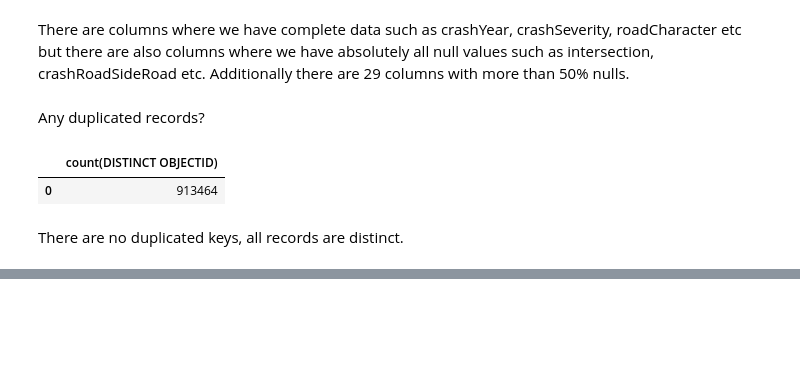
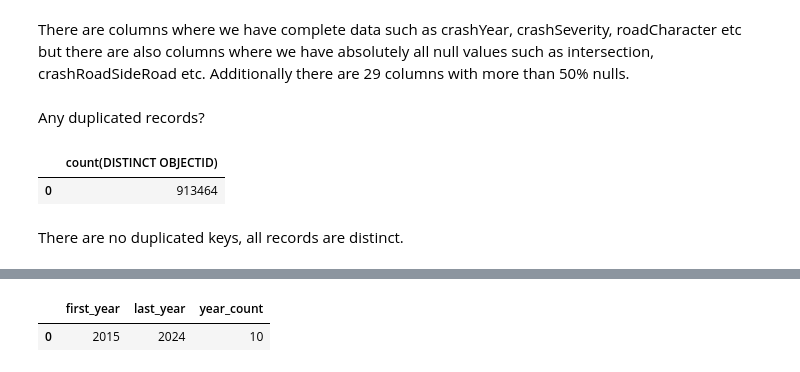
Before and after one commit to Lam-Truong/nz-road-safety-sql, a Jupyter notebook: project_1_workbook.ipynb, the cells around one changed output, grey strips where cells are left out. Saved outputs shown, nothing was run; the diff lists cells and outputs as text; code cells hidden in the pictures; blank space fills up the shorter version.

```diff
--- a/project_1_workbook.ipynb
+++ b/project_1_workbook.ipynb
@@ -152,0 +173,8 @@ The Crash Analysis System (CAS) dataset contains **913,464 crash records** spann
+# %%
+con.execute("""SELECT MIN(year) AS first_year,
+       MAX(year) AS last_year,
+       COUNT(DISTINCT year) AS year_count
+FROM crashes_clean;""").fetchdf()
+# %% [output]
+|  | first_year | last_year | year_count |
+| 0 | 2015 | 2024 | 10 |
```
Also changed, not shown: parts of 10 cells of this notebook, 3 other files.
